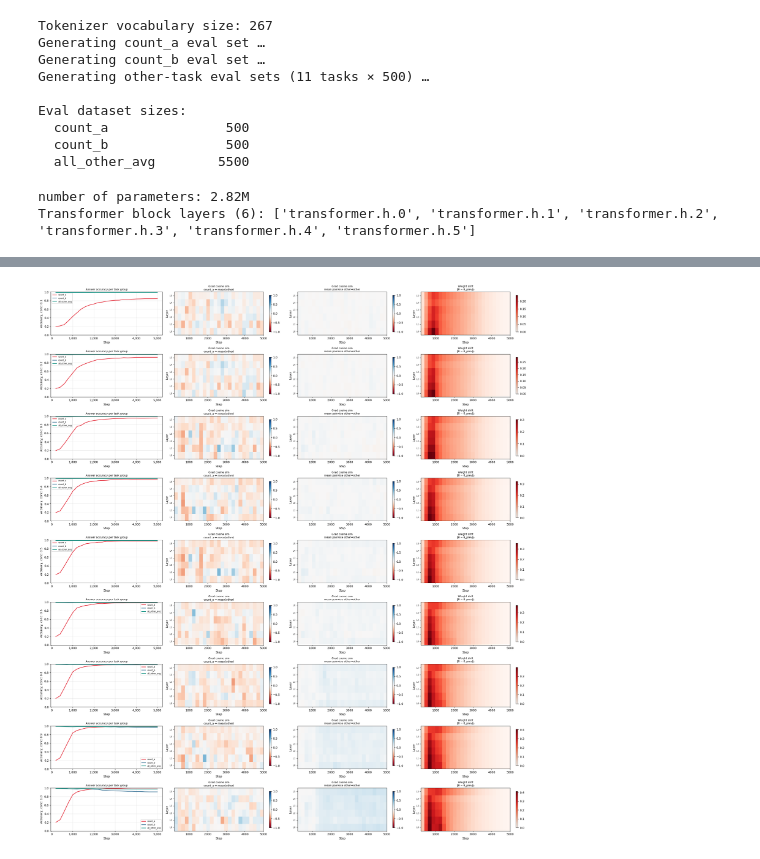
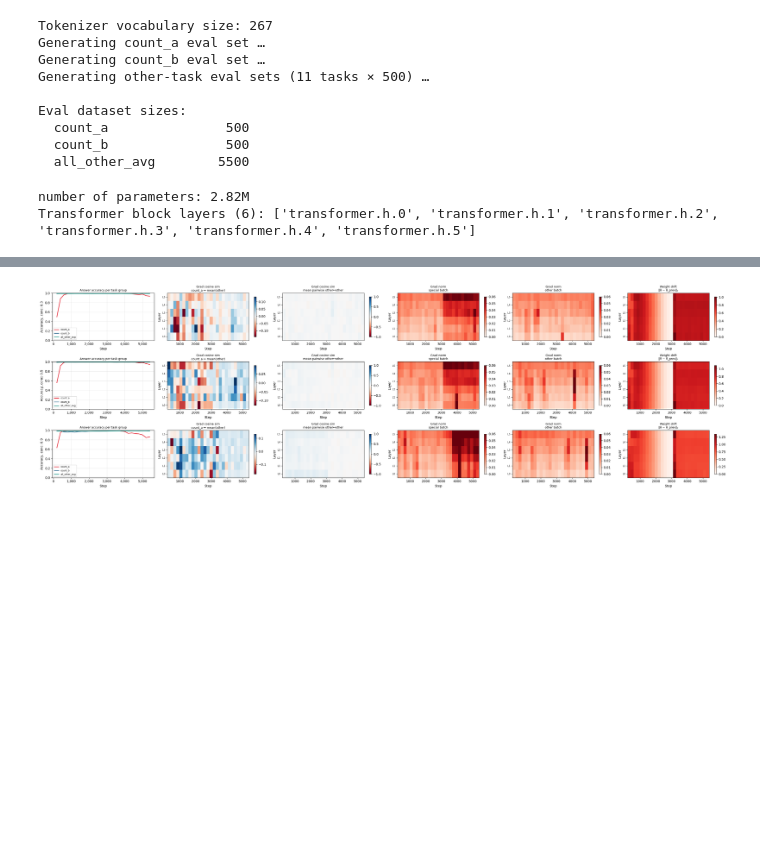
Before and after one commit to sunnyhoward/PCFG, a Jupyter notebook: test.ipynb, the cells around one changed output, grey strips where cells are left out. Saved outputs shown, nothing was run; the diff lists cells and outputs as text; code cells hidden in the pictures; blank space fills up the shorter version.

```diff
--- a/test.ipynb
+++ b/test.ipynb
@@ -6,21 +6,21 @@ CORRELATION         = 0.00
 PRETRAIN_CHECKPOINT = f"pretrain_corr_{CORRELATION:.2f}.pth"
 
 # ── Concentration sweep ───────────────────────────────────────────────────────
-CONCENTRATIONS = [0.2, 0.3, 0.4, 0.6, 0.8, 0.9]#np.linspace(0.1, 0.9, 5).tolist()   # 10 values from 0.05 → 0.95
+CONCENTRATIONS = [0.3,  0.5,  0.9]#np.linspace(0.1, 0.9, 5).tolist()   # 10 values from 0.05 → 0.95
 
 # ── Finetuning hyperparameters ────────────────────────────────────────────────
-FINETUNE_STEPS        = 5_000
+FINETUNE_STEPS        = 3_000
 FINETUNE_BATCH_SIZE   = 96
-FINETUNE_LR           = 1e-5
-FINETUNE_MIN_LR       = 1e-7
+FINETUNE_LR           = 1e-4
+FINETUNE_MIN_LR       = 1e-6
 FINETUNE_WARMUP_RATIO = 0.2
 MAX_GRAD_NORM         = 1.0
 
 # ── Reverse training hyperparameters ──────────────────────────────────────────
 REVERSE_STEPS        = 2_500
 REVERSE_BATCH_SIZE   = 96
-REVERSE_LR           = 1e-5
-REVERSE_MIN_LR       = 1e-7
+REVERSE_LR           = 1e-4
+REVERSE_MIN_LR       = 1e-6
 REVERSE_WARMUP_RATIO = 0.2
 
 # ── Logging & evaluation ──────────────────────────────────────────────────────
@@ -410,10 +536,11 @@ CONCENTRATIONS
 # %%
 CONCENTRATIONS = np.sort(list(all_histories.keys()))
 
-fig, axes = plt.subplots(len(CONCENTRATIONS), 4, figsize=(24, 3 * len(CONCENTRATIONS)))
+fig, axes = plt.subplots(len(CONCENTRATIONS), 6, figsize=(30, 3 * len(CONCENTRATIONS)))
 for n, concentration in enumerate(CONCENTRATIONS):
 
     history = all_histories[concentration]
+    steps = history["steps"]
     # ── Panel 1: accuracy over time ───────────────────────────────────────────────
     ax = axes[n, 0]
     acc_series = {
@@ -435,37 +562,41 @@ for n, concentration in enumerate(CONCENTRATIONS):
     ax.set_ylim(0, 1)
     ax.xaxis.set_major_formatter(mticker.FuncFormatter(lambda x, _: f"{int(x):,}"))
     ax.grid(True, alpha=0.3)
 
-    # ── Panels 2-4: heatmaps ──────────────────────────────────────────────────────
-    sv_o_arr = np.array(history["grad_cossim_special_vs_other"])
+    # ── Panels 2-6: heatmaps ──────────────────────────────────────────────────────
+    sv_o_arr = np.array(history["effect_on_special"])
     o_o_arr  = np.array(history["grad_cossim_other_vs_other"])
+    gns_arr  = np.array(history["grad_norm_special"])
+    gno_arr  = np.array(history["grad_norm_other"])
     drift_arr = np.array(history["weight_drift"])
     data_panels = [
-        (sv_o_arr.T,  f"Grad cosine sim\n{SPECIAL_TASK} ↔ mean(other)", "RdBu", (-1, 1)),
+        (sv_o_arr.T,  f"Grad cosine sim\n{SPECIAL_TASK} ↔ mean(other)", "RdBu", (None,None)),
         (o_o_arr.T,   "Grad cosine sim\nmean pairwise other↔other",       "RdBu", (-1, 1)),
+        (gns_arr.T,   "Grad norm\nspecial batch",                        "Reds", (0, 0.06)),
+        (gno_arr.T,   "Grad norm\nother batch",                          "Reds", (0, 0.06)),
         (drift_arr.T, "Weight drift\n‖θ − θ_prev‖₂",                     "Reds", (0, None)),
     ]
     for ax, (data, title, cmap, (vmin, vmax)) in zip(axes[n, 1:], data_panels):
         kwargs = dict(aspect="auto", origin="lower", cmap=cmap)
         if vmin is not None: kwargs["vmin"] = vmin
         if vmax is not None: kwargs["vmax"] = vmax
         im = ax.imshow(data, **kwargs,
                     extent=[steps[0], steps[-1], -0.5, n_layers - 0.5])
         ax.set_title(title, fontsize=9)
         ax.set_xlabel("Step")
         ax.set_ylabel("Layer")
         ax.set_yticks(range(n_layers))
         ax.set_yticklabels(layer_labels, fontsize=7)
         plt.colorbar(im, ax=ax, shrink=0.85)
 
     # plt.suptitle(
     #     f"corr={CORRELATION:.2f}  conc={CONCENTRATION:.2f}",
     #     fontsize=11, y=1.02,
     # )
     plt.tight_layout()
 plt.show()
 # %% [output]
-[figure, old version]
+[figure, new version]
 # %%
 # Compute and plot the average gradient cosine similarity (special vs other) over concentration
 
```
Also changed, not shown: parts of 9 cells of this notebook, 9 other files.
